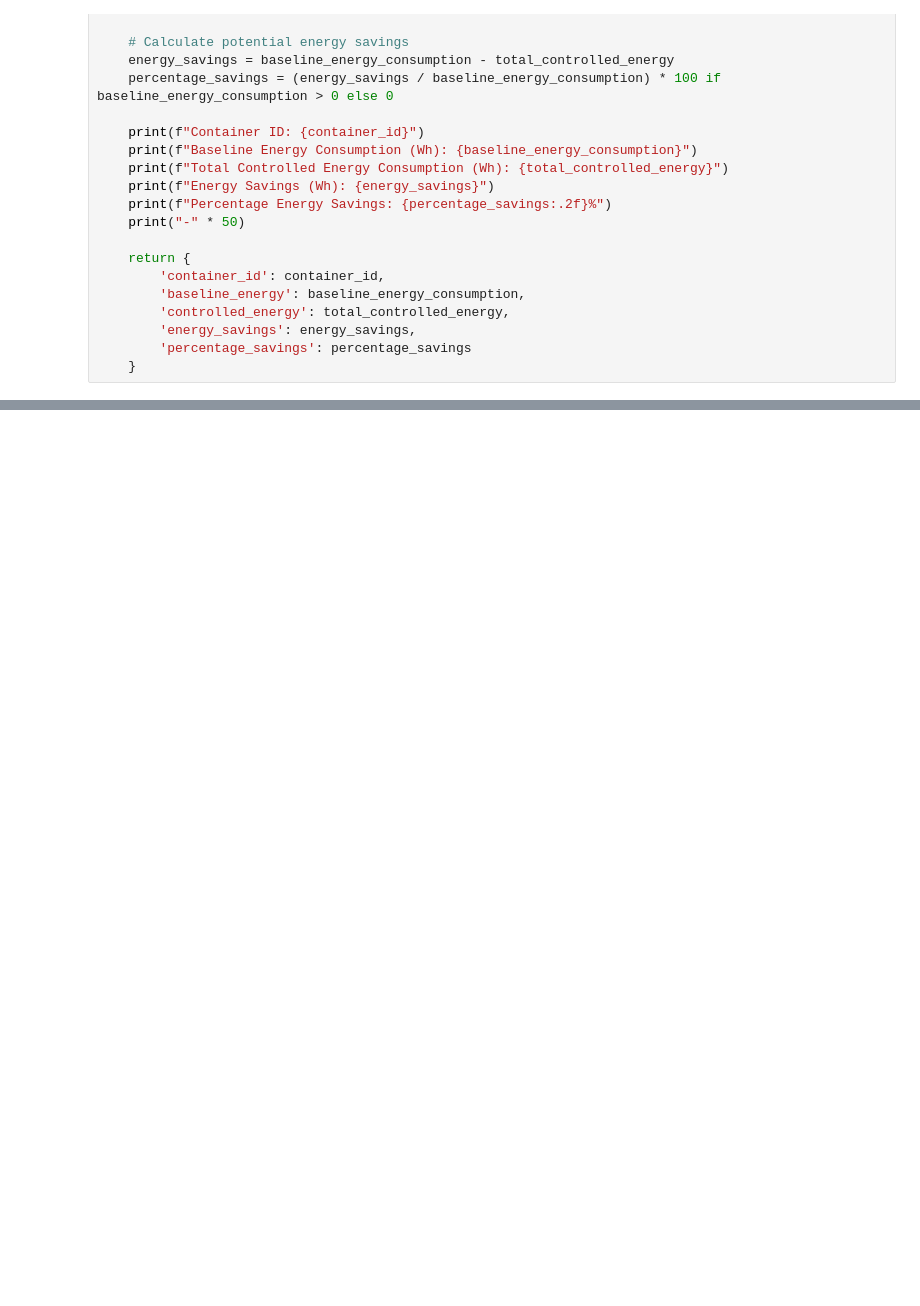
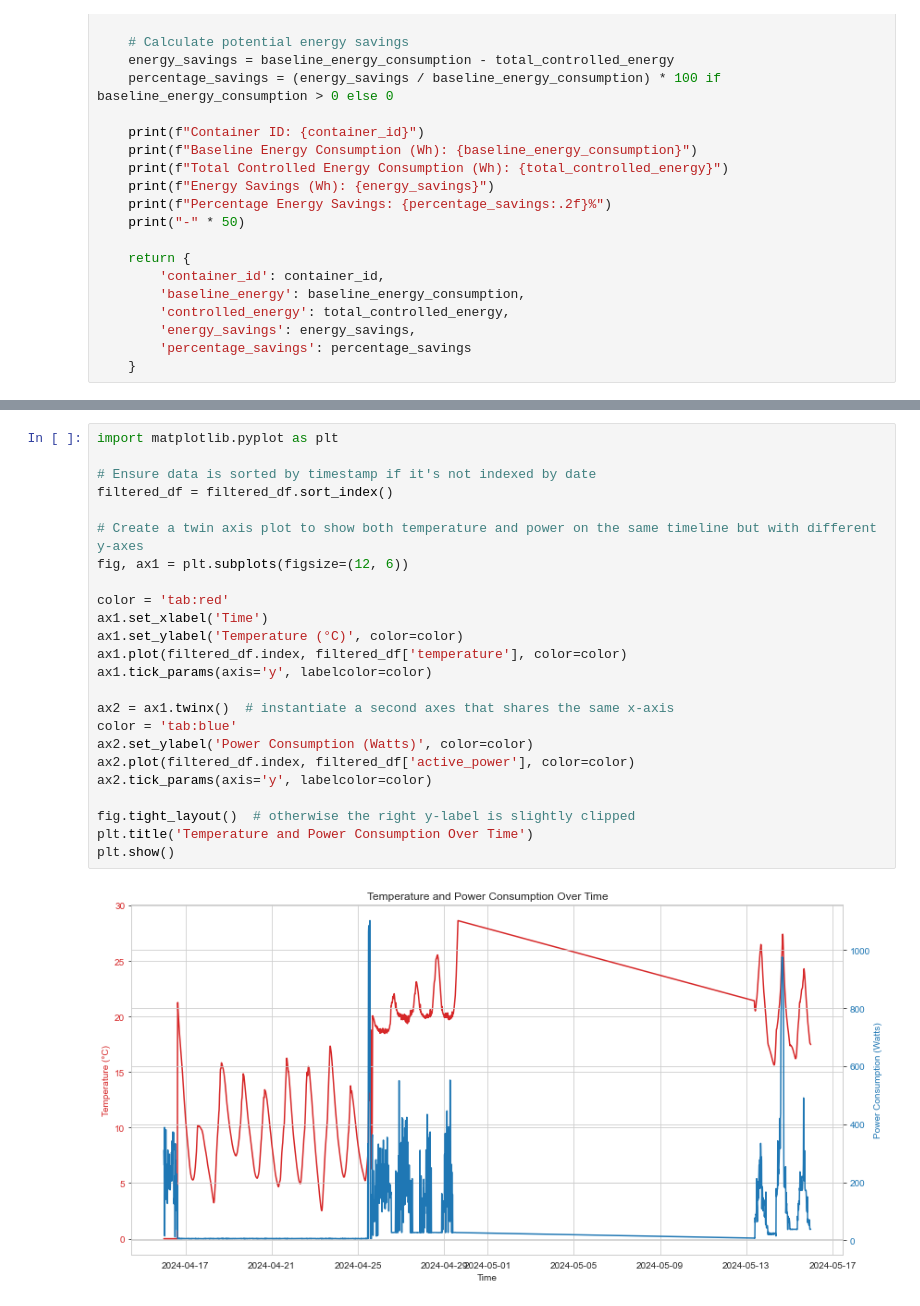
Before and after one commit to LeTartap/SISContainerProjGroup5, a Jupyter notebook: power_usage.ipynb, the cells around one changed output, grey strips where cells are left out. Drawn from its saved outputs; the diff is of its cells as text; blank space fills up the shorter version.

```diff
--- a/power_usage.ipynb
+++ b/power_usage.ipynb
@@ -973,0 +735,26 @@ weather_df
+# %%
+import matplotlib.pyplot as plt
+
+# Ensure data is sorted by timestamp if it's not indexed by date
+filtered_df = filtered_df.sort_index()
+
+# Create a twin axis plot to show both temperature and power on the same timeline but with different y-axes
+fig, ax1 = plt.subplots(figsize=(12, 6))
+
+color = 'tab:red'
+ax1.set_xlabel('Time')
+ax1.set_ylabel('Temperature (°C)', color=color)
+ax1.plot(filtered_df.index, filtered_df['temperature'], color=color)
+ax1.tick_params(axis='y', labelcolor=color)
+
+ax2 = ax1.twinx()  # instantiate a second axes that shares the same x-axis
+color = 'tab:blue'
+ax2.set_ylabel('Power Consumption (Watts)', color=color)
+ax2.plot(filtered_df.index, filtered_df['active_power'], color=color)
+ax2.tick_params(axis='y', labelcolor=color)
+
+fig.tight_layout()  # otherwise the right y-label is slightly clipped
+plt.title('Temperature and Power Consumption Over Time')
+plt.show()
+# %% [output]
+[figure, added]
```
Also changed, not shown: parts of 17 cells of this notebook, 1 other file.
